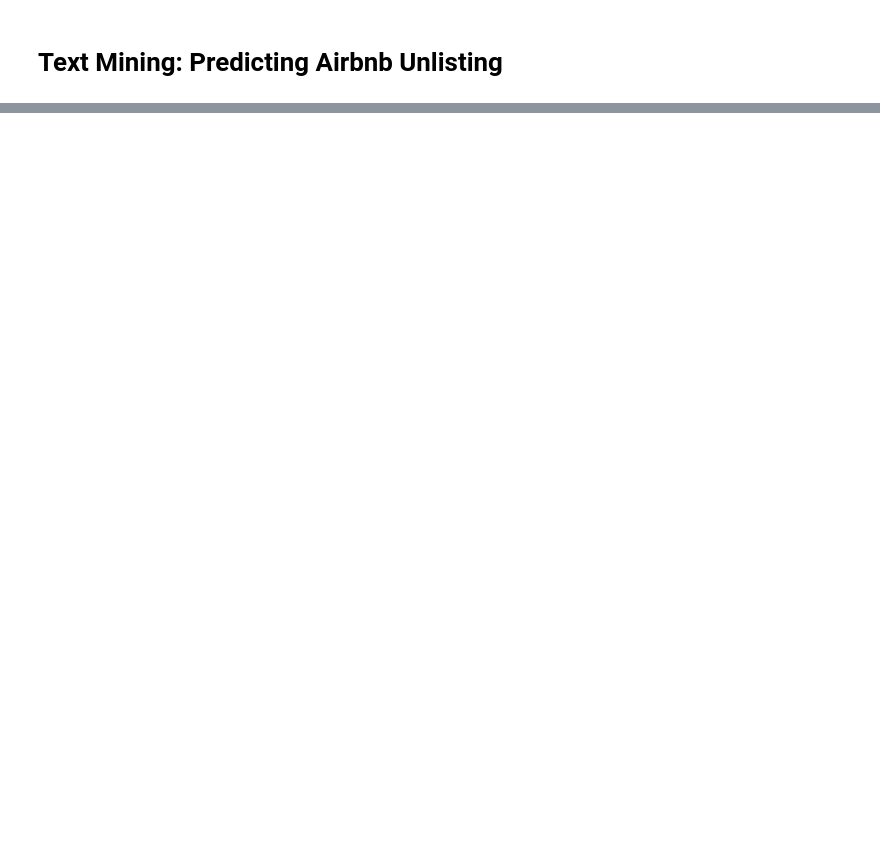
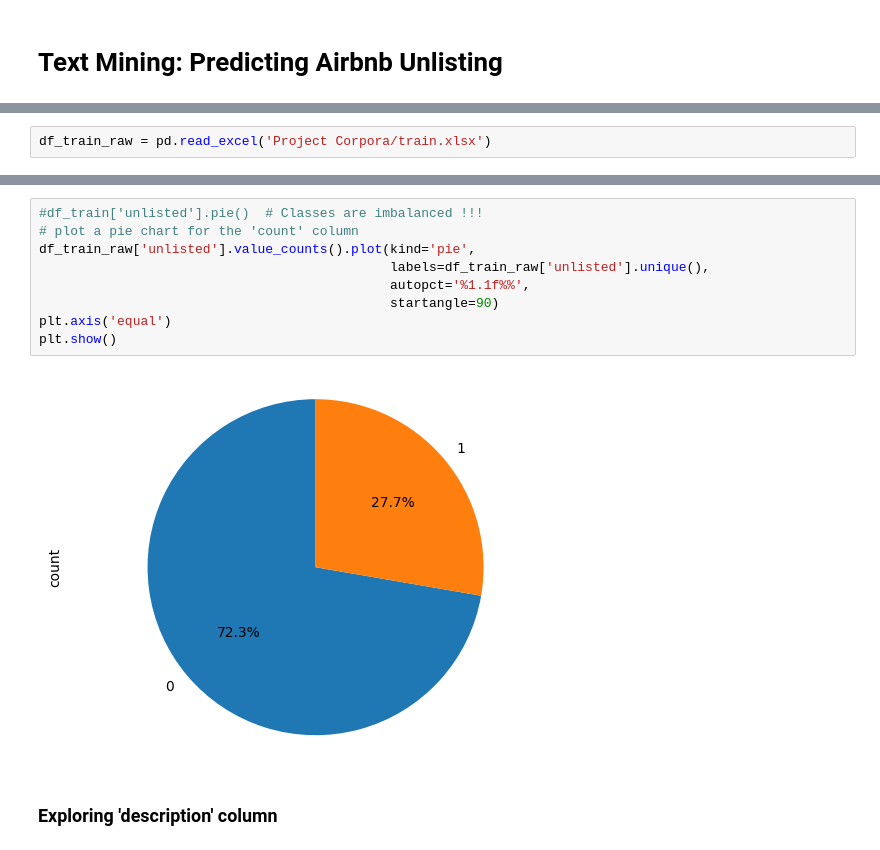
Before and after one commit to iryna-savchuk/TM_project, a Jupyter notebook: NLP_17.ipynb, the cells around one changed output, grey strips where cells are left out. Saved outputs shown, nothing was run; the diff lists cells and outputs as text; blank space fills up the shorter version.

```diff
--- a/NLP_17.ipynb
+++ b/NLP_17.ipynb
@@ -31,0 +45,2 @@ from sklearn.metrics import classification_report, confusion_matrix
+# %%
+df_train_raw = pd.read_excel('Project Corpora/train.xlsx')
@@ -31,0 +85,13 @@ from sklearn.metrics import classification_report, confusion_matrix
+# %%
+#df_train['unlisted'].pie()  # Classes are imbalanced !!!
+# plot a pie chart for the 'count' column
+df_train_raw['unlisted'].value_counts().plot(kind='pie',
+                                             labels=df_train_raw['unlisted'].unique(),
+                                             autopct='%1.1f%%',
+                                             startangle=90)
+plt.axis('equal')
+plt.show()
+# %% [output]
+[figure, added]
+# %% [markdown]
+### Exploring 'description' column
```
Also changed, not shown: parts of 25 cells of this notebook.
